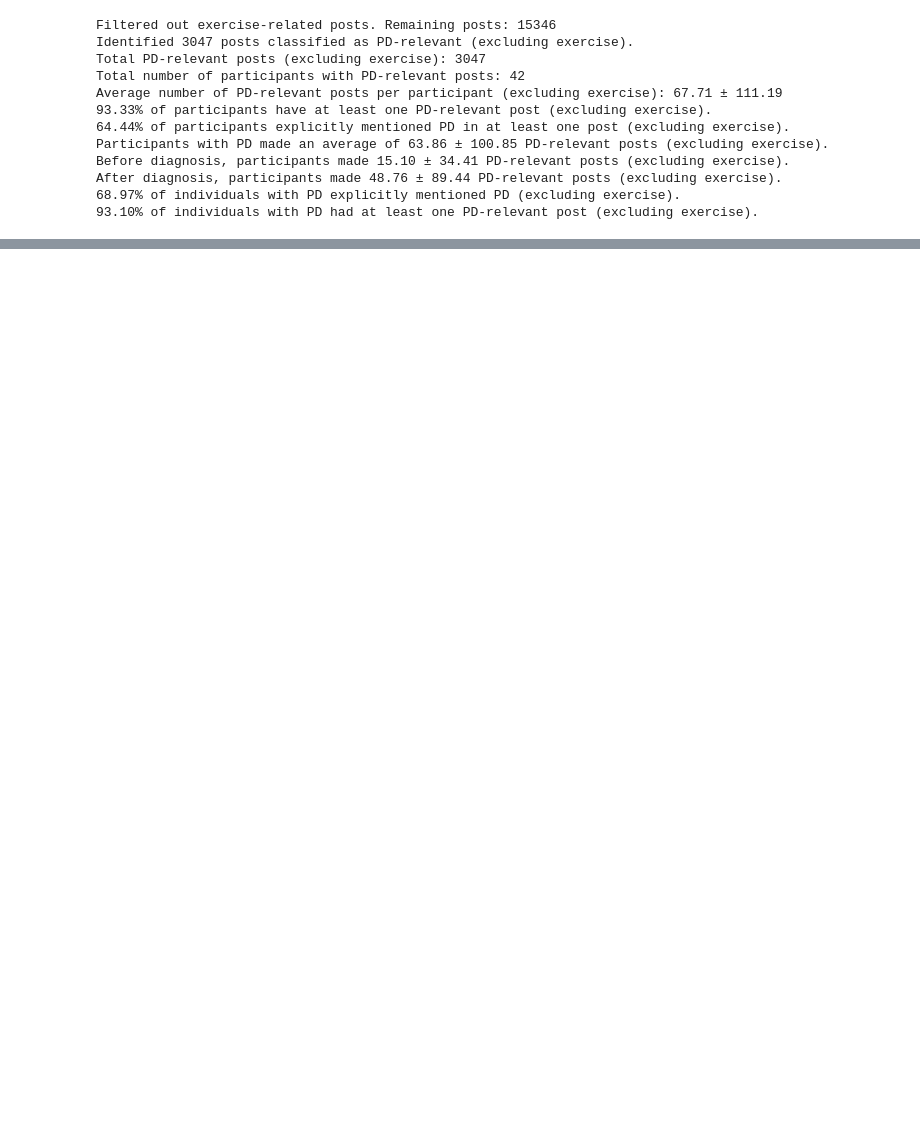
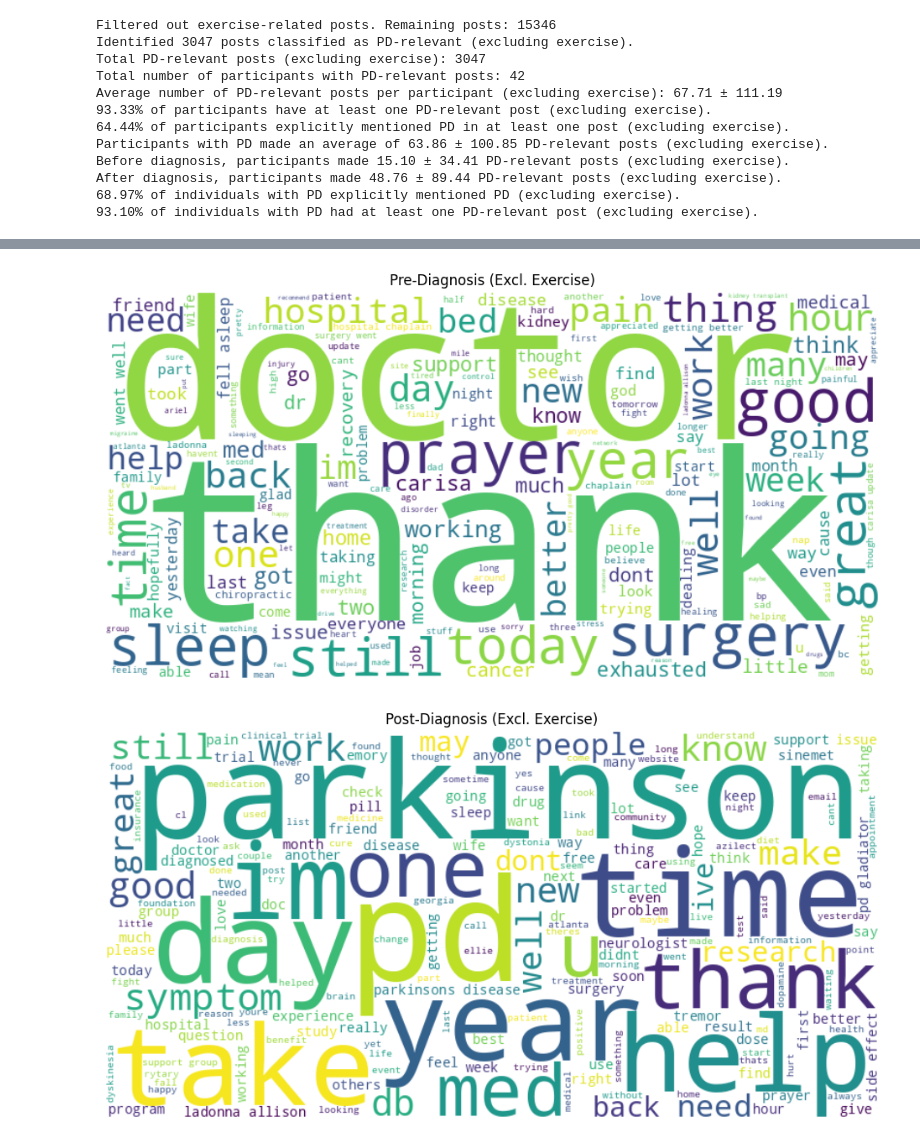
Before and after one commit to jeannempowell/JCM_pd-on-facebook, a Jupyter notebook: python/6_pd-relevant-posts.ipynb, the cells around one changed output, grey strips where cells are left out. Cells and saved outputs as stored; diff of their text form; code cells hidden in the pictures; blank space fills up the shorter version.

```diff
--- a/python/6_pd-relevant-posts.ipynb
+++ b/python/6_pd-relevant-posts.ipynb
@@ -244,3 +1421,56 @@ Before diagnosis, participants made 15.10 ± 34.41 PD-relevant posts (excluding
 After diagnosis, participants made 48.76 ± 89.44 PD-relevant posts (excluding exercise).
 68.97% of individuals with PD explicitly mentioned PD (excluding exercise).
 93.10% of individuals with PD had at least one PD-relevant post (excluding exercise).
+# %%
+import matplotlib.pyplot as plt
+from wordcloud import WordCloud
+import nltk
+import re
+
+# Download stopwords
+from nltk.corpus import stopwords
+nltk.download('stopwords')
+stop_words = set(stopwords.words('english'))
+
+# Text cleaning function
+def preprocess_text(text):
+    if pd.isnull(text):
+        return ""
+    text = text.lower()
+    text = re.sub(r"http\S+|www\S+|https\S+", "", text)  # Remove URLs
+    text = re.sub(r"[^a-z\s]", "", text)  # Remove punctuation and numbers
+    text = " ".join(word for word in text.split() if word not in stop_words)
+    return text
+
+# Ensure datetime format
+pd_posts["timestamp"] = pd.to_datetime(pd_posts["timestamp"], errors='coerce')
+pd_posts["diagnosis_date"] = pd.to_datetime(pd_posts["diagnosis_date"], errors='coerce')
+
+pd_posts = pd_posts[~pd_posts["keyword_categories"].str.contains("exercise", case=False, na=False)]
+
+# Filter for PD participants
+pd_posts = pd_posts[pd_posts["participant_id"].isin(participants_with_pd_posts)]
+
+# Subset pre- and post-diagnosis
+pre_dx_posts = pd_posts[pd_posts["timestamp"] < pd_posts["diagnosis_date"]].copy()
+post_dx_posts = pd_posts[pd_posts["timestamp"] >= pd_posts["diagnosis_date"]].copy()
+
+# Clean the text
+pre_dx_posts["clean_text"] = pre_dx_posts["text"].apply(preprocess_text)
+post_dx_posts["clean_text"] = post_dx_posts["text"].apply(preprocess_text)
+
+# Combine into a single string for word cloud generation
+pre_dx_text = " ".join(pre_dx_posts["clean_text"])
+post_dx_text = " ".join(post_dx_posts["clean_text"])
+
+# Generate and display word clouds
+for label, text in [("Pre-Diagnosis (Excl. Exercise)", pre_dx_text),
+                    ("Post-Diagnosis (Excl. Exercise)", post_dx_text)]:
+    wordcloud = WordCloud(width=800, height=400, background_color='white').generate(text)
+
+    plt.figure(figsize=(12, 6))
+    plt.imshow(wordcloud, interpolation="bilinear")
+    plt.axis("off")
+    plt.title(label)
+    plt.show()
+# %% [output]
@@ -246,0 +1480,2 @@ After diagnosis, participants made 48.76 ± 89.44 PD-relevant posts (excluding e
+[figure, added]
+[figure, added]
```
Also changed, not shown: parts of 25 cells of this notebook, 1 other file.
